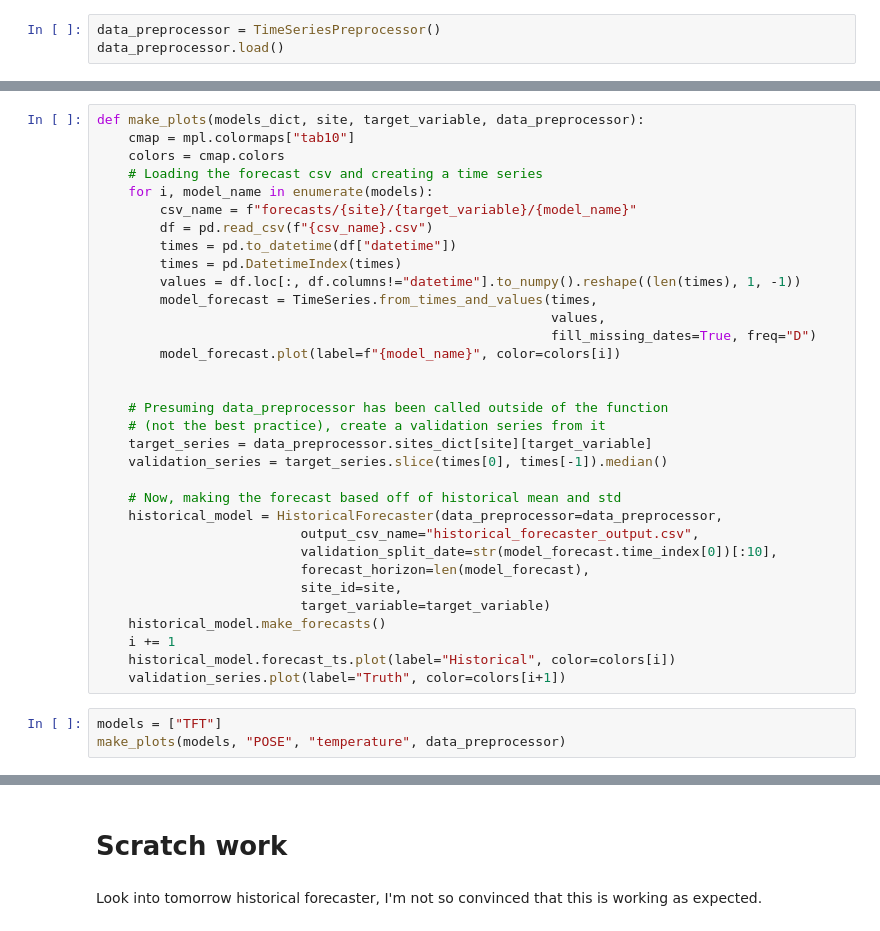
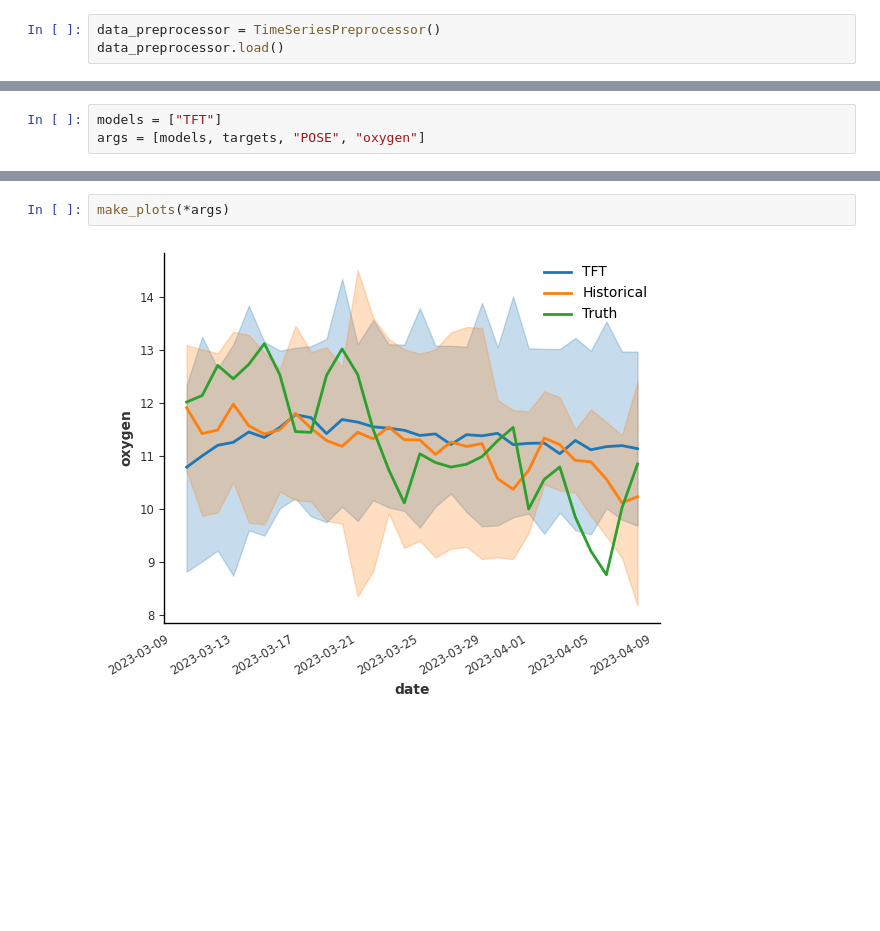
Before and after one commit to boettiger-lab/neon4cast-darts-submit, a Jupyter notebook: Plotting.ipynb, the cells around one changed output, grey strips where cells are left out. Drawn from its saved outputs; the diff is of its cells as text; blank space fills up the shorter version.

Commit message:
Plotting now a bit more developped

```diff
--- a/Plotting.ipynb
+++ b/Plotting.ipynb
@@ -57,36 +34,3 @@ data_preprocessor.plot_by_site("POSE")
-# %%
-def make_plots(models_dict, site, target_variable, data_preprocessor):
-    cmap = mpl.colormaps["tab10"]
-    colors = cmap.colors
-    # Loading the forecast csv and creating a time series
-    for i, model_name in enumerate(models):
-        csv_name = f"forecasts/{site}/{target_variable}/{model_name}"
-        df = pd.read_csv(f"{csv_name}.csv")
-        times = pd.to_datetime(df["datetime"])
-        times = pd.DatetimeIndex(times)
-        values = df.loc[:, df.columns!="datetime"].to_numpy().reshape((len(times), 1, -1))
-        model_forecast = TimeSeries.from_times_and_values(times,
-                                                          values,
-                                                          fill_missing_dates=True, freq="D")
-        model_forecast.plot(label=f"{model_name}", color=colors[i])
-
-
-    # Presuming data_preprocessor has been called outside of the function
-    # (not the best practice), create a validation series from it
-    target_series = data_preprocessor.sites_dict[site][target_variable]
-    validation_series = target_series.slice(times[0], times[-1]).median()
-
-    # Now, making the forecast based off of historical mean and std
-    historical_model = HistoricalForecaster(data_preprocessor=data_preprocessor,
-                          output_csv_name="historical_forecaster_output.csv",
-                          validation_split_date=str(model_forecast.time_index[0])[:10],
-                          forecast_horizon=len(model_forecast),
-                          site_id=site,
-                          target_variable=target_variable)
-    historical_model.make_forecasts()
-    i += 1
-    historical_model.forecast_ts.plot(label="Historical", color=colors[i])
-    validation_series.plot(label="Truth", color=colors[i+1])
 # %%
 models = ["TFT"]
-make_plots(models, "POSE", "temperature", data_preprocessor)
+args = [models, targets, "POSE", "oxygen"]
@@ -198,4 +37,4 @@ make_plots(models, "POSE", "temperature", data_preprocessor)
-# %% [markdown]
-# Scratch work
-# %% [markdown]
-Look into tomorrow historical forecaster, I'm not so convinced that this is working as expected.
+# %%
+make_plots(*args)
+# %% [output]
+[figure, added]
```
Also changed, not shown: parts of 17 cells of this notebook, 1 other file.
